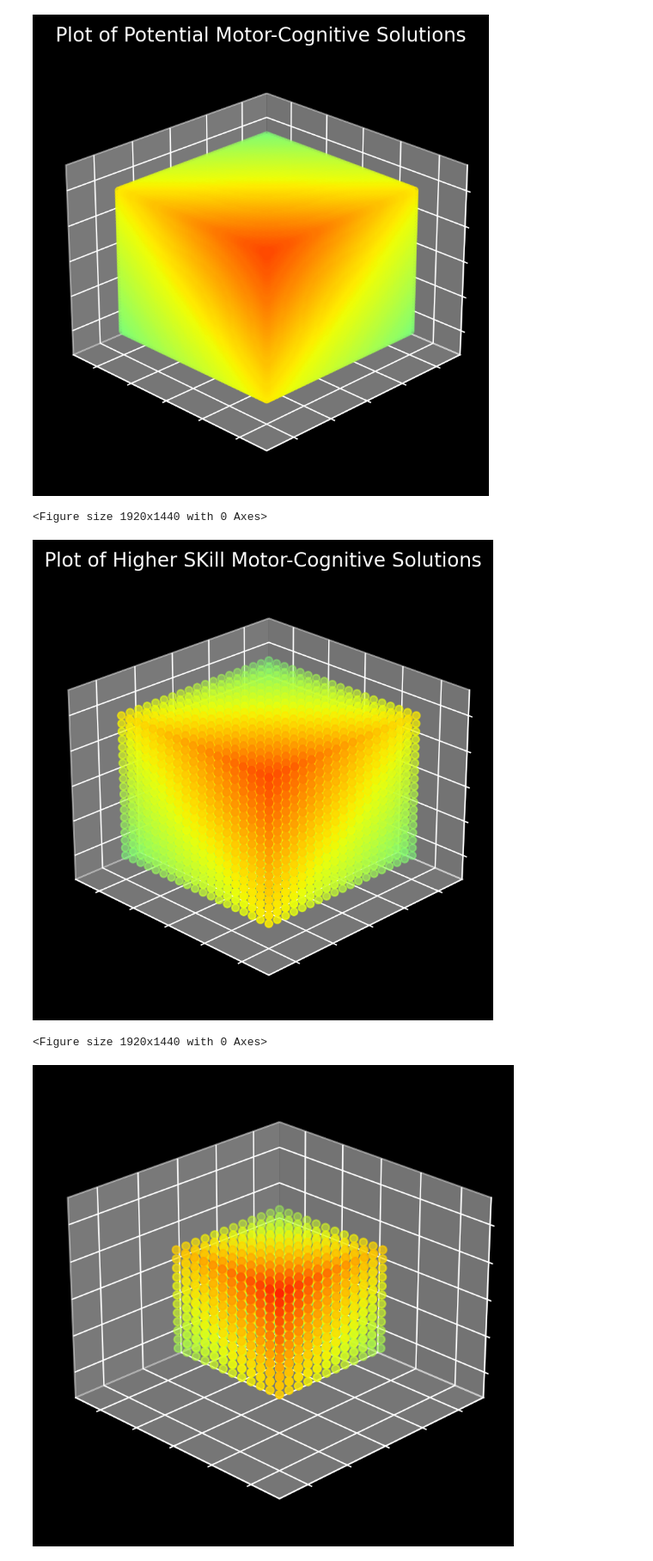
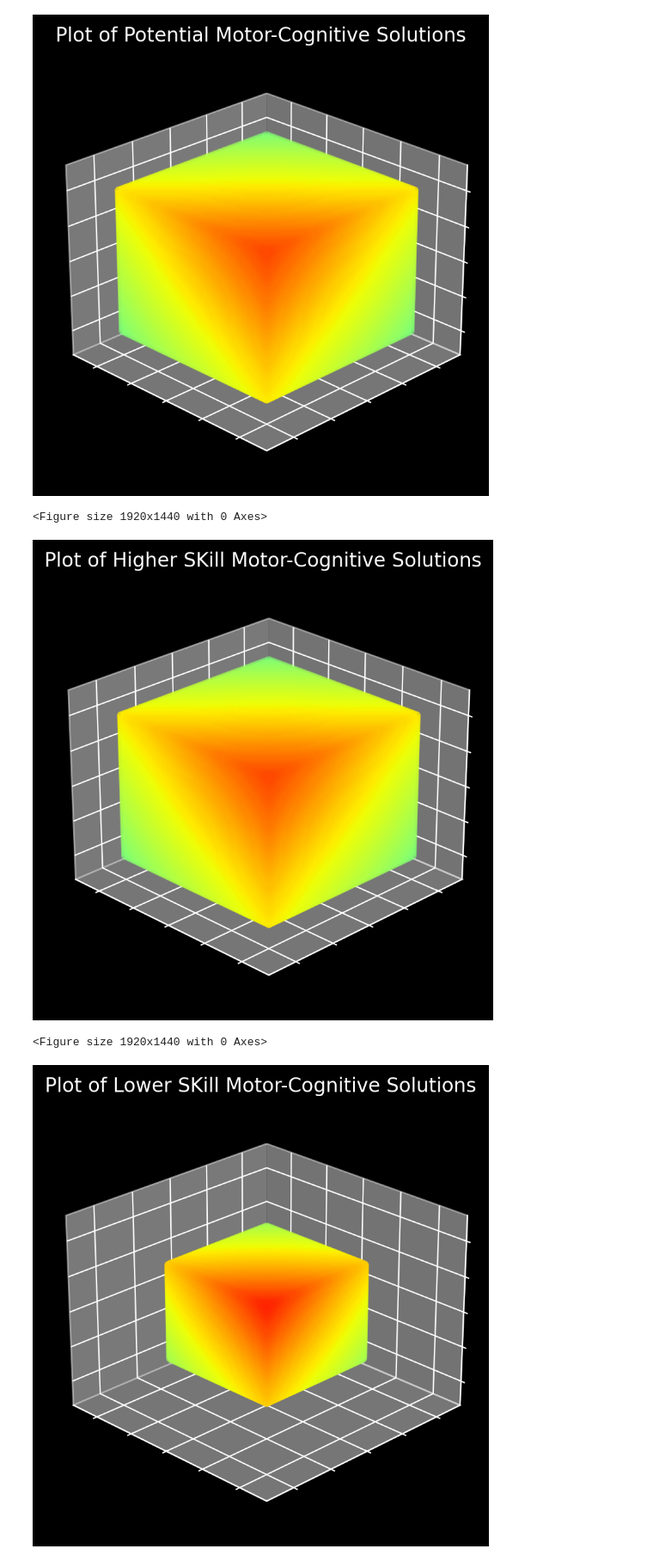
Before and after one commit to TCadeAbrams/complexity-dual-task-conceptual, a Jupyter notebook: conceptual-graphic.ipynb, the cells around one changed output. Shown at 86% size. Drawn from its saved outputs; the diff is of its cells as text; code cells hidden in the pictures.

Commit message:
added more detail images

```diff
--- a/conceptual-graphic.ipynb
+++ b/conceptual-graphic.ipynb
@@ -235,7 +235,7 @@ def MakePlot(xx,yy,zz,ww,cmapO=cm.jet):
     ax.grid(True)
 
     # save figure
-    #plt.savefig("test2_skill_conceptual_cube.png",dpi=300)
+    plt.savefig("high_skill_conceptual_cube.png", dpi=300)
 
 if __name__ == "__main__":
 
@@ -248,7 +248,7 @@ if __name__ == "__main__":
     a2=y_C-L;b2=y_C+L;
     a3=z_C-L;b3=z_C+L;
 
-    n=19;
+    n=50;
     NT=n**3
 
 
@@ -289,7 +289,7 @@ if __name__ == "__main__":
     plt.show()
 # %% [output]
 <Figure size 1920x1440 with 0 Axes>
-[figure, old version]
+[figure, new version]
 # %%
 import numpy as np
 import matplotlib.pyplot as plt
@@ -358,7 +358,7 @@ def MakePlot(xx,yy,zz,ww,cmapO=cm.jet):
     #cbar.draw_all()
 
     ## Make Title for plot
-    #ax.set_title(r'Plot of Lower SKill Motor-Cognitive Solutions')
+    ax.set_title(r'Plot of Lower SKill Motor-Cognitive Solutions')
 
     ##Plot x, y, and z axis useful for visual referencing when viewing the plot
     eps=.3
@@ -381,7 +381,7 @@ def MakePlot(xx,yy,zz,ww,cmapO=cm.jet):
     ax.grid(True)
 
     # save figure
-    #plt.savefig("low_skill_conceptual_cube.png",dpi=300)
+    plt.savefig("low_skill_conceptual_cube.png",dpi=300)
 
 if __name__ == "__main__":
 
@@ -394,7 +394,7 @@ if __name__ == "__main__":
     a2=y_C-L/1.5;b2=y_C+L/1.5;
     a3=z_C-L/1.5;b3=z_C+L/1.5;
 
-    n=12
+    n=50
     # Set the number of points in the grid;
     NT=n**3
 
@@ -409,31 +409,31 @@ if __name__ == "__main__":
        ## Random Grid
        xx=np.random.uniform(a1,b1,NT);
        yy=np.random.uniform(a2,b2,NT);
        zz=np.random.uniform(a3,b3,NT)
     else:
         ## Even Grid
         x = np.linspace(a1,b1,n);
         y = np.linspace(a2,b2,n);
         z = np.linspace(a3,b3,n);
 
         X, Y, Z = np.meshgrid(x, y, z, indexing='ij', sparse=False)
 
         xx=X.reshape(X.size);yy=Y.reshape(Y.size);zz=Z.reshape(Z.size);
 
 
 
     ## The following code defines the function of 3 variables that we wish to visualize
     ## This can be replaced with the flattened data array that you wish to plot
 
     def f(x,y,z):
         return x*y*z*np.exp(-(x**2+y**2+z**2))
 
     ww=f(xx,yy,zz)
     ww[np.isinf(ww)]=np.nan
 
 
     MakePlot(xx,yy,zz,ww)
     plt.show()
 # %% [output]
 <Figure size 1920x1440 with 0 Axes>
-[figure, old version]
+[figure, new version]
```
Also changed, not shown: 2 other files.
